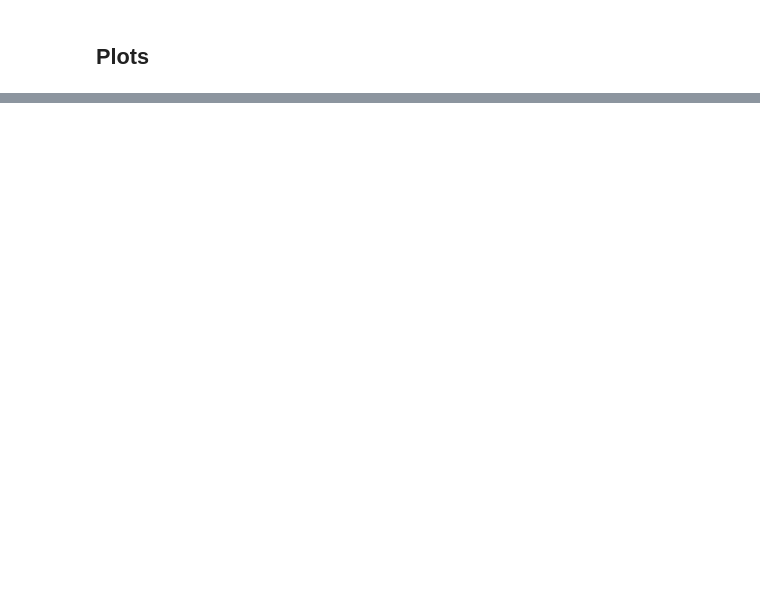
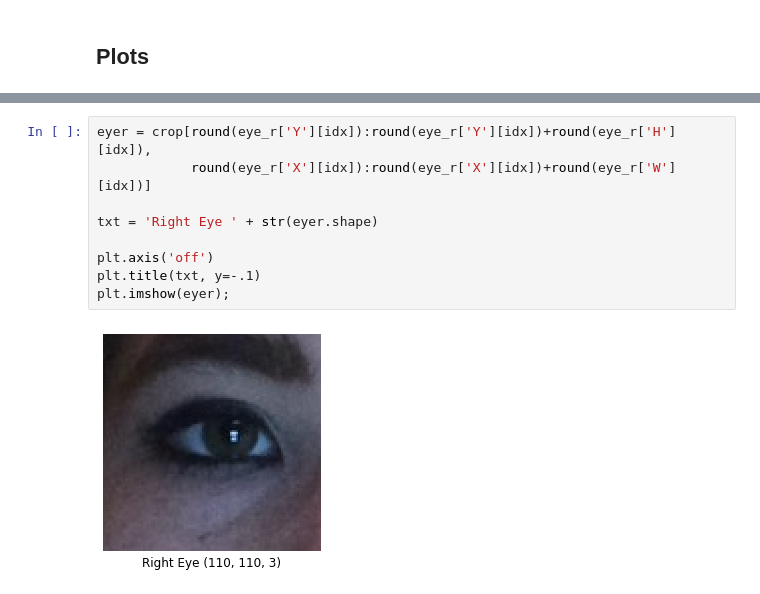
Before and after one commit to shrnkm/ETE, a Jupyter notebook: Data/data_reader_sample.ipynb, the cells around one changed output, grey strips where cells are left out. Drawn from its saved outputs; the diff is of its cells as text; blank space fills up the shorter version.

```diff
--- a/Data/data_reader_sample.ipynb
+++ b/Data/data_reader_sample.ipynb
@@ -89,0 +87,11 @@ plt.imshow(crop);
+# %%
+eyer = crop[round(eye_r['Y'][idx]):round(eye_r['Y'][idx])+round(eye_r['H'][idx]),
+            round(eye_r['X'][idx]):round(eye_r['X'][idx])+round(eye_r['W'][idx])]
+
+txt = 'Right Eye ' + str(eyer.shape)
+
+plt.axis('off')
+plt.title(txt, y=-.1)
+plt.imshow(eyer);
+# %% [output]
+[figure, added]
```
Also changed, not shown: parts of 19 cells of this notebook.
